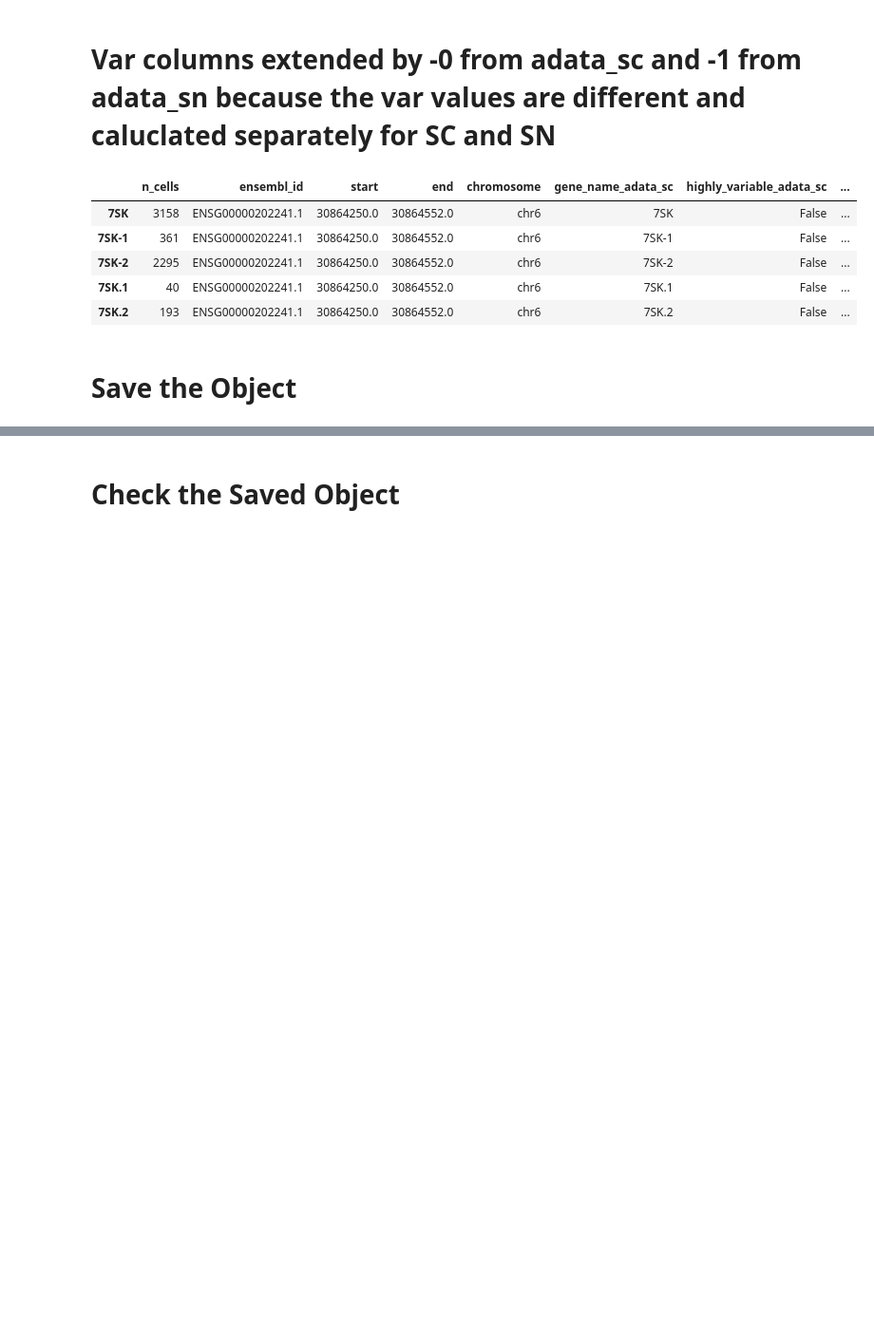
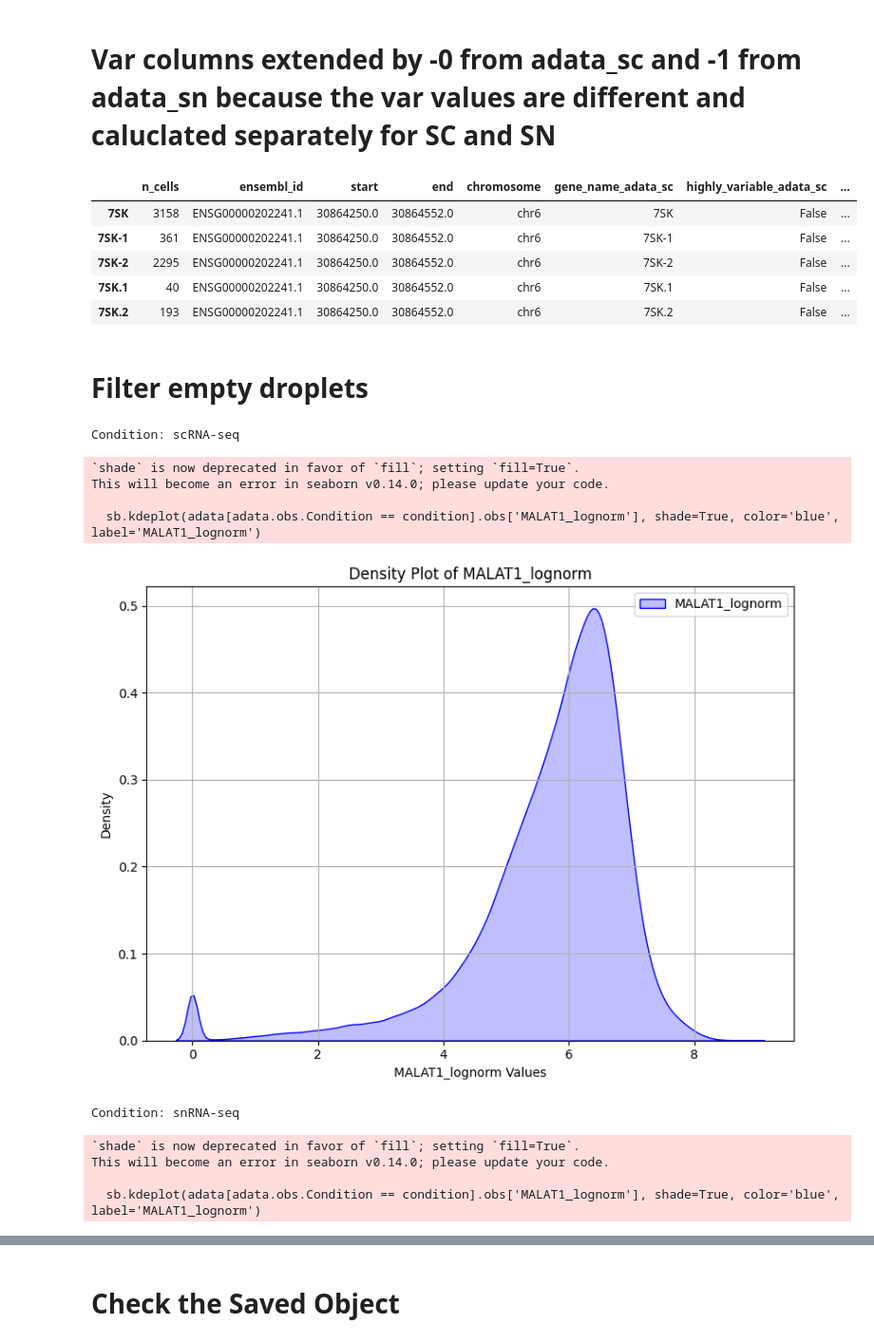
Before and after one commit to theislab/PDAC, a Jupyter notebook: code/20_Create_Final_Object.ipynb, the cells around one changed output, grey strips where cells are left out. Shown at 95% size. Cells and saved outputs as stored; diff of their text form; code cells hidden in the pictures; blank space fills up the shorter version.

Commit message:
add empty droplets filtering

```diff
--- a/code/20_Create_Final_Object.ipynb
+++ b/code/20_Create_Final_Object.ipynb
@@ -225,4 +227,30 @@ for i in obsm_removed:
 # %%
 adata.obs.drop('n_counts', axis=1, inplace=True)
 # %% [markdown]
-# Save the Object
+# Filter empty droplets
+# %%
+adata.obs['MALAT1_lognorm'] = (adata[:, 'MALAT1'].layers['log_norm']).toarray()
+# %%
+for condition in adata.obs.Condition.unique():
+    print(f"Condition: {condition}")
+    plt.figure(figsize=(8, 6))
+    sb.kdeplot(adata[adata.obs.Condition == condition].obs['MALAT1_lognorm'], shade=True, color='blue', label='MALAT1_lognorm')
+    plt.title('Density Plot of MALAT1_lognorm')
+    plt.xlabel('MALAT1_lognorm Values')
+    plt.ylabel('Density')
+    plt.legend()
+    plt.grid(True)
+    plt.tight_layout()
+    plt.show()
+# %% [output]
+Condition: scRNA-seq
+`shade` is now deprecated in favor of `fill`; setting `fill=True`.
+This will become an error in seaborn v0.14.0; please update your code.
+
+  sb.kdeplot(adata[adata.obs.Condition == condition].obs['MALAT1_lognorm'], shade=True, color='blue', label='MALAT1_lognorm')
+[figure, added]
+Condition: snRNA-seq
+`shade` is now deprecated in favor of `fill`; setting `fill=True`.
+This will become an error in seaborn v0.14.0; please update your code.
+
+  sb.kdeplot(adata[adata.obs.Condition == condition].obs['MALAT1_lognorm'], shade=True, color='blue', label='MALAT1_lognorm')
```
Also changed, not shown: parts of 9 cells of this notebook.
